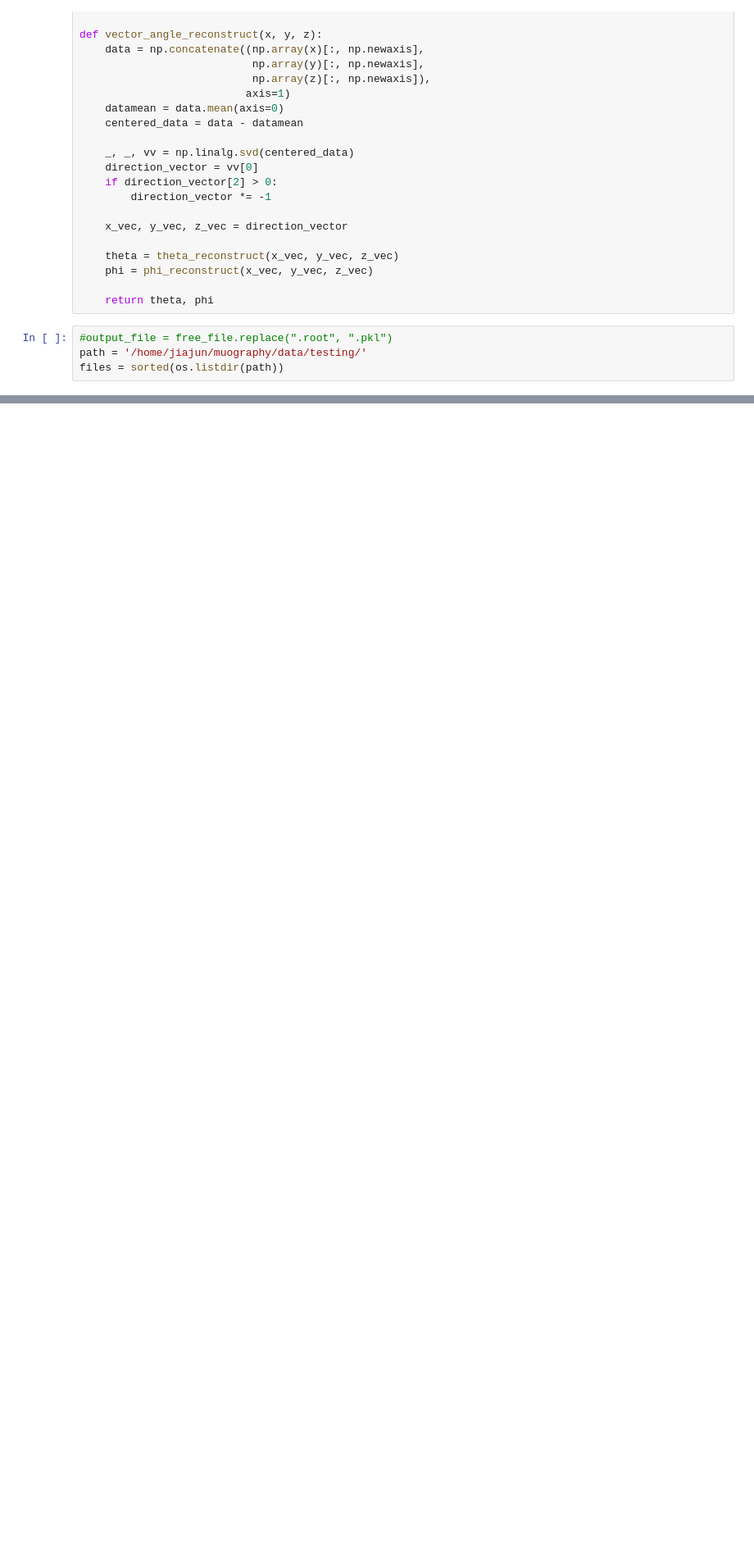
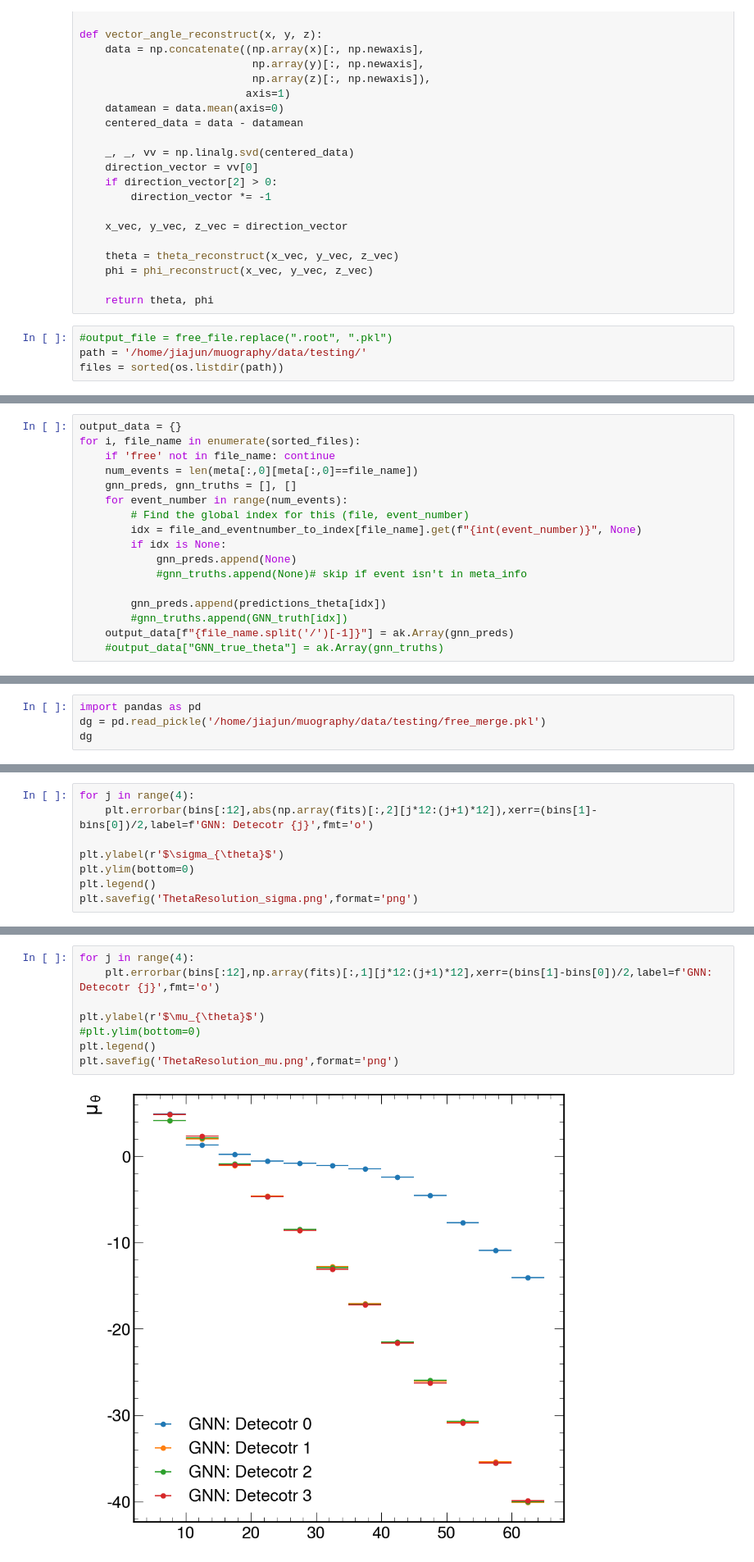
Before and after one commit to JiaJunHuang120000/muography, a Jupyter notebook: script/root_to_pkl_and_splitting.ipynb, the cells around one changed output, grey strips where cells are left out. Shown at 82% size. Drawn from its saved outputs; the diff is of its cells as text; blank space fills up the shorter version.

```diff
--- a/script/root_to_pkl_and_splitting.ipynb
+++ b/script/root_to_pkl_and_splitting.ipynb
@@ -242,0 +266,17 @@ df
+# %%
+output_data = {}
+for i, file_name in enumerate(sorted_files):
+    if 'free' not in file_name: continue
+    num_events = len(meta[:,0][meta[:,0]==file_name])
+    gnn_preds, gnn_truths = [], []
+    for event_number in range(num_events):
+        # Find the global index for this (file, event_number)
+        idx = file_and_eventnumber_to_index[file_name].get(f"{int(event_number)}", None)
+        if idx is None:
+            gnn_preds.append(None)
+            #gnn_truths.append(None)# skip if event isn't in meta_info
+
+        gnn_preds.append(predictions_theta[idx])
+        #gnn_truths.append(GNN_truth[idx])
+    output_data[f"{file_name.split('/')[-1]}"] = ak.Array(gnn_preds)
+    #output_data["GNN_true_theta"] = ak.Array(gnn_truths)
@@ -242,0 +321,4 @@ df
+# %%
+import pandas as pd
+dg = pd.read_pickle('/home/jiajun/muography/data/testing/free_merge.pkl')
+dg
@@ -242,0 +395,8 @@ df
+# %%
+for j in range(4):
+    plt.errorbar(bins[:12],abs(np.array(fits)[:,2][j*12:(j+1)*12]),xerr=(bins[1]-bins[0])/2,label=f'GNN: Detecotr {j}',fmt='o')
+
+plt.ylabel(r'$\sigma_{\theta}$')
+plt.ylim(bottom=0)
+plt.legend()
+plt.savefig('ThetaResolution_sigma.png',format='png')
@@ -242,0 +405,10 @@ df
+# %%
+for j in range(4):
+    plt.errorbar(bins[:12],np.array(fits)[:,1][j*12:(j+1)*12],xerr=(bins[1]-bins[0])/2,label=f'GNN: Detecotr {j}',fmt='o')
+
+plt.ylabel(r'$\mu_{\theta}$')
+#plt.ylim(bottom=0)
+plt.legend()
+plt.savefig('ThetaResolution_mu.png',format='png')
+# %% [output]
+[figure, added]
```
Also changed, not shown: parts of 11 cells of this notebook.
